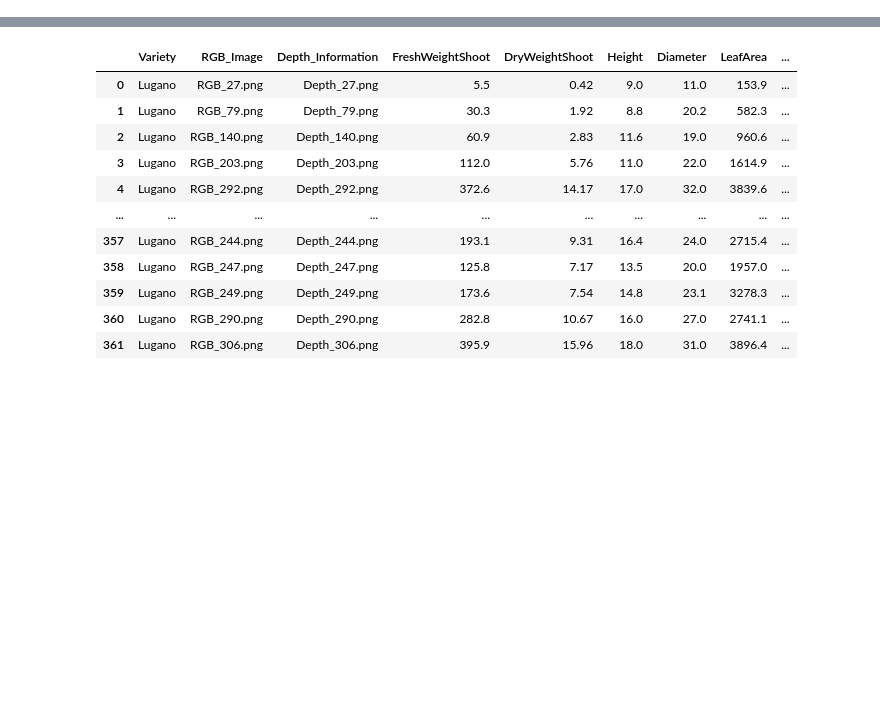
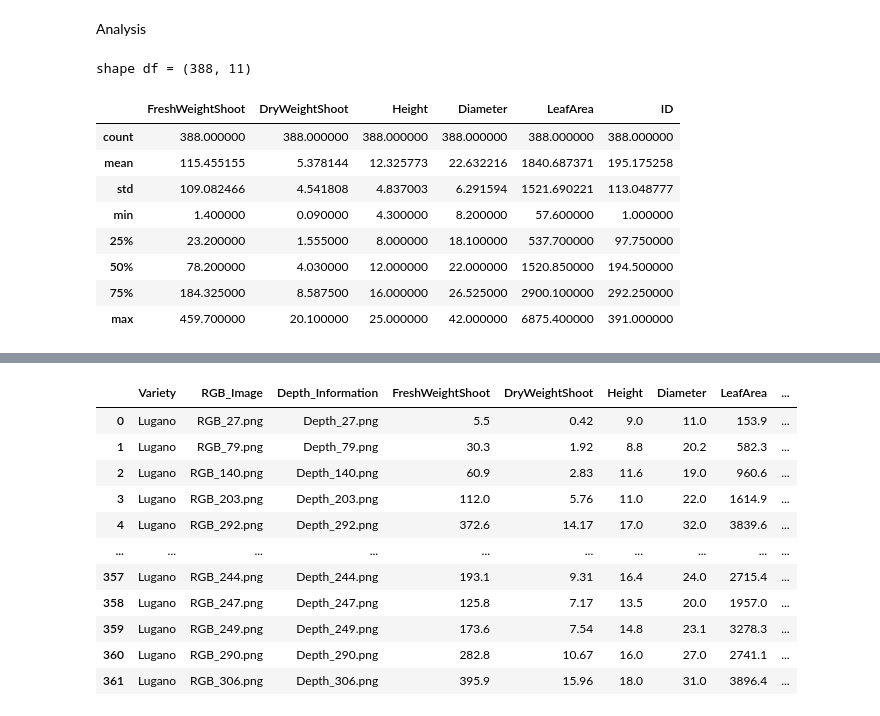
Before and after one commit to Niekwijs/lettuce-growth-models, a Jupyter notebook: Lugano-analysis.ipynb, the cells around one changed output, grey strips where cells are left out. Cells and saved outputs as stored; diff of their text form; code cells hidden in the pictures; blank space fills up the shorter version.

Commit message:
added uni en multi var analysis

```diff
--- a/Lugano-analysis.ipynb
+++ b/Lugano-analysis.ipynb
@@ -25,0 +60,18 @@ df.head()
+# %% [markdown]
+Analysis
+# %%
+print(f"shape df = {df.shape}")
+# %% [output]
+shape df = (388, 11)
+# %%
+df.describe()
+# %% [output]
+|  | FreshWeightShoot | DryWeightShoot | Height | Diameter | LeafArea | ID |
+| count | 388.000000 | 388.000000 | 388.000000 | 388.000000 | 388.000000 | 388.000000 |
+| mean | 115.455155 | 5.378144 | 12.325773 | 22.632216 | 1840.687371 | 195.175258 |
+| std | 109.082466 | 4.541808 | 4.837003 | 6.291594 | 1521.690221 | 113.048777 |
+| min | 1.400000 | 0.090000 | 4.300000 | 8.200000 | 57.600000 | 1.000000 |
+| 25% | 23.200000 | 1.555000 | 8.000000 | 18.100000 | 537.700000 | 97.750000 |
+| 50% | 78.200000 | 4.030000 | 12.000000 | 22.000000 | 1520.850000 | 194.500000 |
+| 75% | 184.325000 | 8.587500 | 16.000000 | 26.525000 | 2900.100000 | 292.250000 |
+| max | 459.700000 | 20.100000 | 25.000000 | 42.000000 | 6875.400000 | 391.000000 |
```
Also changed, not shown: parts of 21 cells of this notebook.
